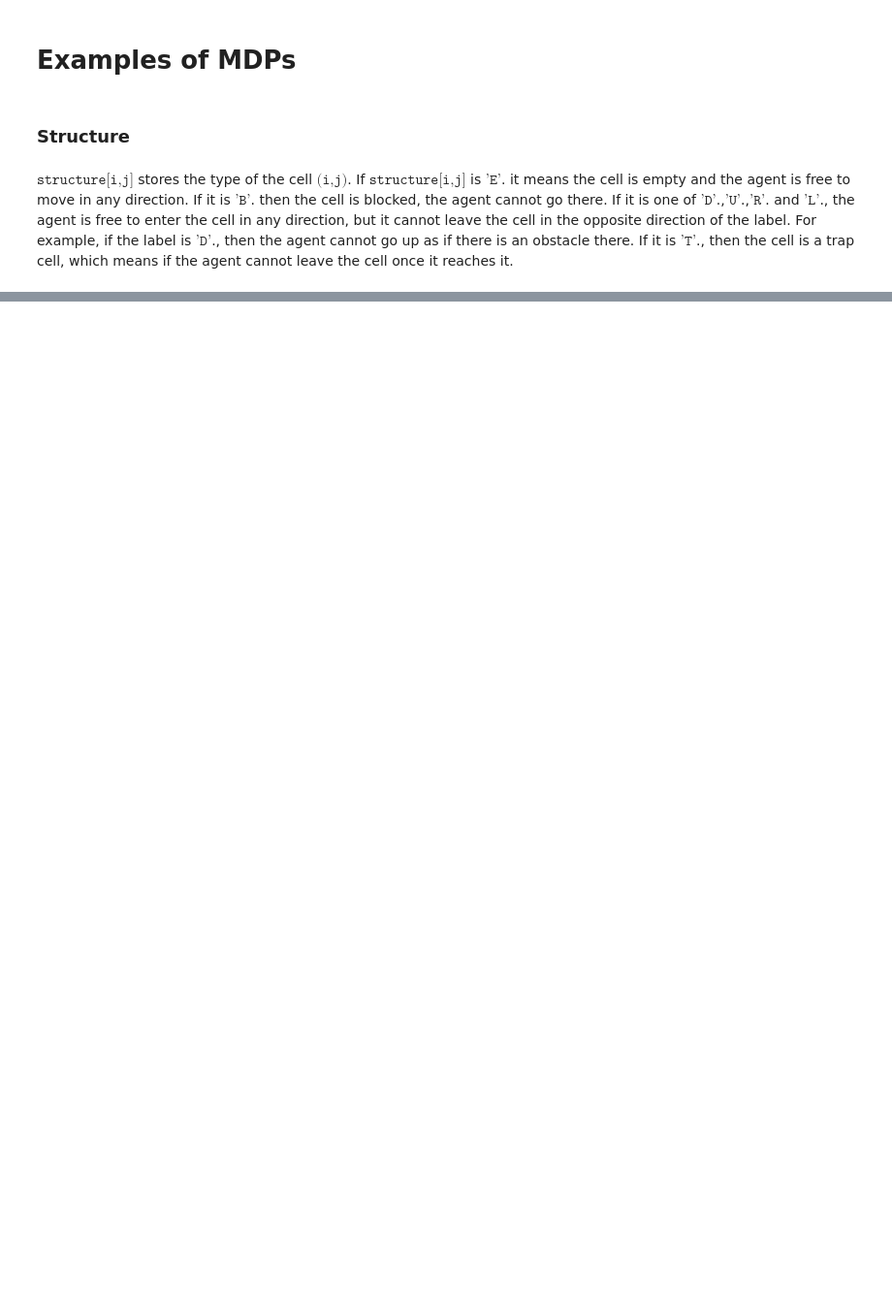
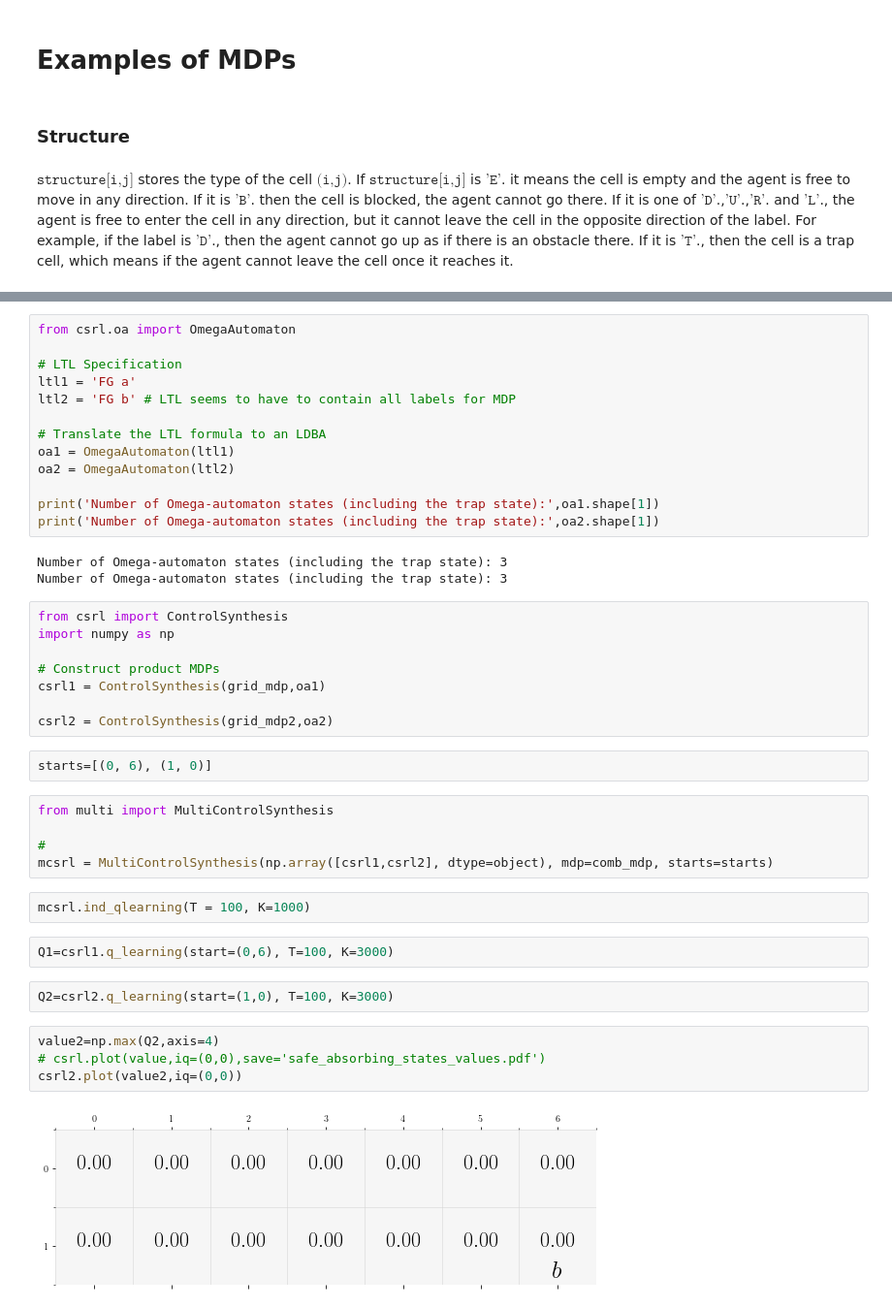
Before and after one commit to IngyN/macsrl, a Jupyter notebook: Example2_MDP.ipynb, the cells around one changed output, grey strips where cells are left out. Shown at 97% size. Saved outputs shown, nothing was run; the diff lists cells and outputs as text; blank space fills up the shorter version.

Commit message:
separate ltl works !, ready to save animation, need to install req libraries for ubuntu

```diff
--- a/Example2_MDP.ipynb
+++ b/Example2_MDP.ipynb
@@ -33,0 +54,43 @@ grid_mdp.plot()
+# %%
+from csrl.oa import OmegaAutomaton
+
+# LTL Specification
+ltl1 = 'FG a'
+ltl2 = 'FG b' # LTL seems to have to contain all labels for MDP
+
+# Translate the LTL formula to an LDBA
+oa1 = OmegaAutomaton(ltl1)
+oa2 = OmegaAutomaton(ltl2)
+
+print('Number of Omega-automaton states (including the trap state):',oa1.shape[1])
+print('Number of Omega-automaton states (including the trap state):',oa2.shape[1])
+# %% [output]
+Number of Omega-automaton states (including the trap state): 3
+Number of Omega-automaton states (including the trap state): 3
+# %%
+from csrl import ControlSynthesis
+import numpy as np
+
+# Construct product MDPs
+csrl1 = ControlSynthesis(grid_mdp,oa1)
+
+csrl2 = ControlSynthesis(grid_mdp2,oa2)
+# %%
+starts=[(0, 6), (1, 0)]
+# %%
+from multi import MultiControlSynthesis
+
+#
+mcsrl = MultiControlSynthesis(np.array([csrl1,csrl2], dtype=object), mdp=comb_mdp, starts=starts)
+# %%
+mcsrl.ind_qlearning(T = 100, K=1000)
+# %%
+Q1=csrl1.q_learning(start=(0,6), T=100, K=3000)
+# %%
+Q2=csrl2.q_learning(start=(1,0), T=100, K=3000)
+# %%
+value2=np.max(Q2,axis=4)
+# csrl.plot(value,iq=(0,0),save='safe_absorbing_states_values.pdf')
+csrl2.plot(value2,iq=(0,0))
+# %% [output]
+[figure, added]
```
Also changed, not shown: parts of 11 cells of this notebook, 4 other files.
